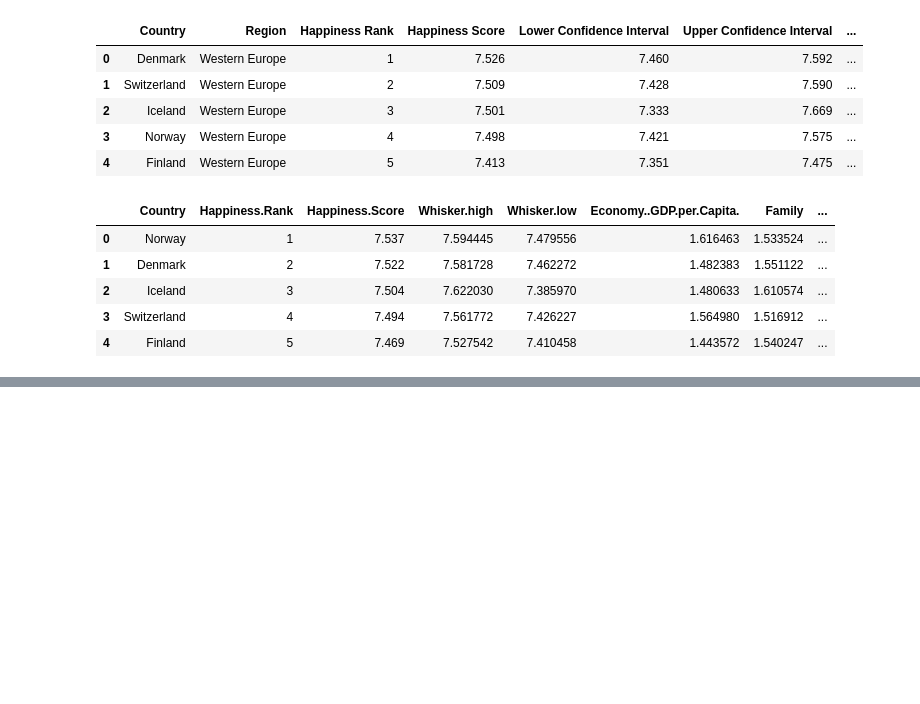
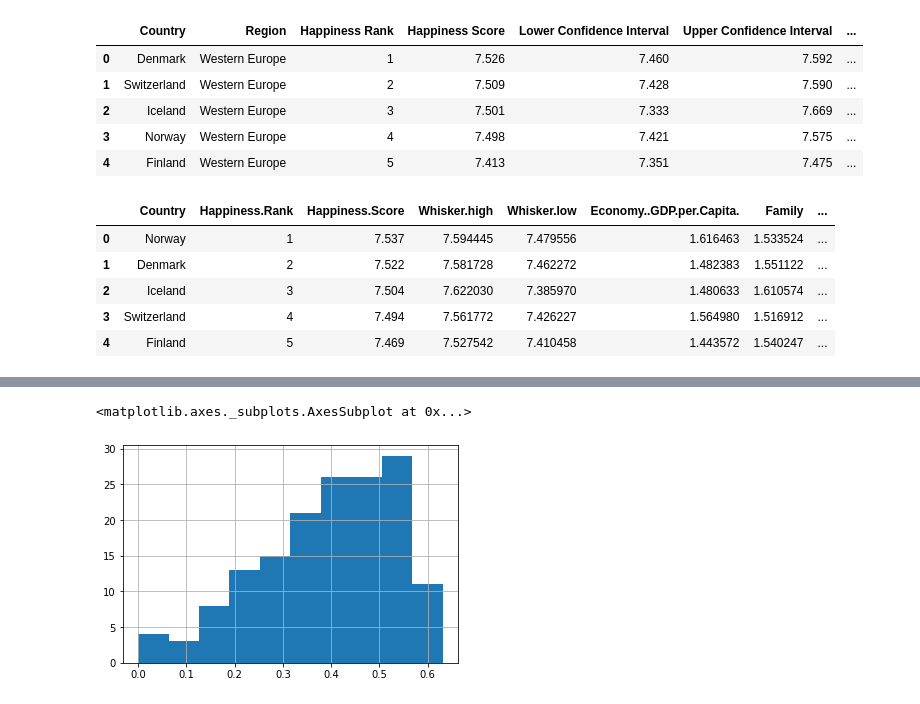
Before and after one commit to ipatel467/Happiness-Index, a Jupyter notebook: Untitled.ipynb, the cells around one changed output, grey strips where cells are left out. Cells and saved outputs as stored; diff of their text form; code cells hidden in the pictures; blank space fills up the shorter version.

```diff
--- a/Untitled.ipynb
+++ b/Untitled.ipynb
@@ -40,0 +131,5 @@ df19 = pd.read_csv('2019.csv')
+# %%
+df19['Freedom to make life choices'].hist()
+# %% [output]
+<matplotlib.axes._subplots.AxesSubplot at 0x...>
+[figure, added]
```
Also changed, not shown: parts of 19 cells of this notebook.
